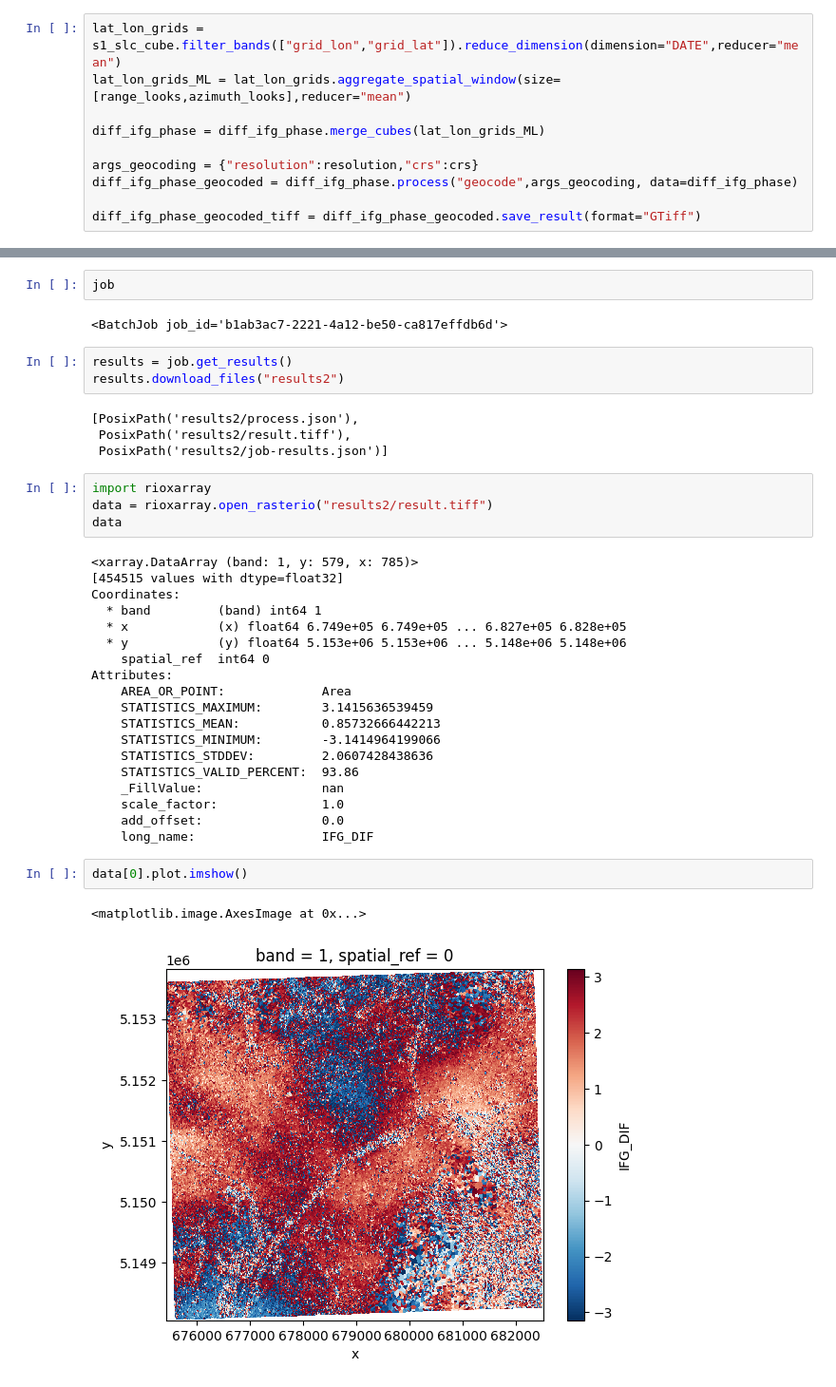
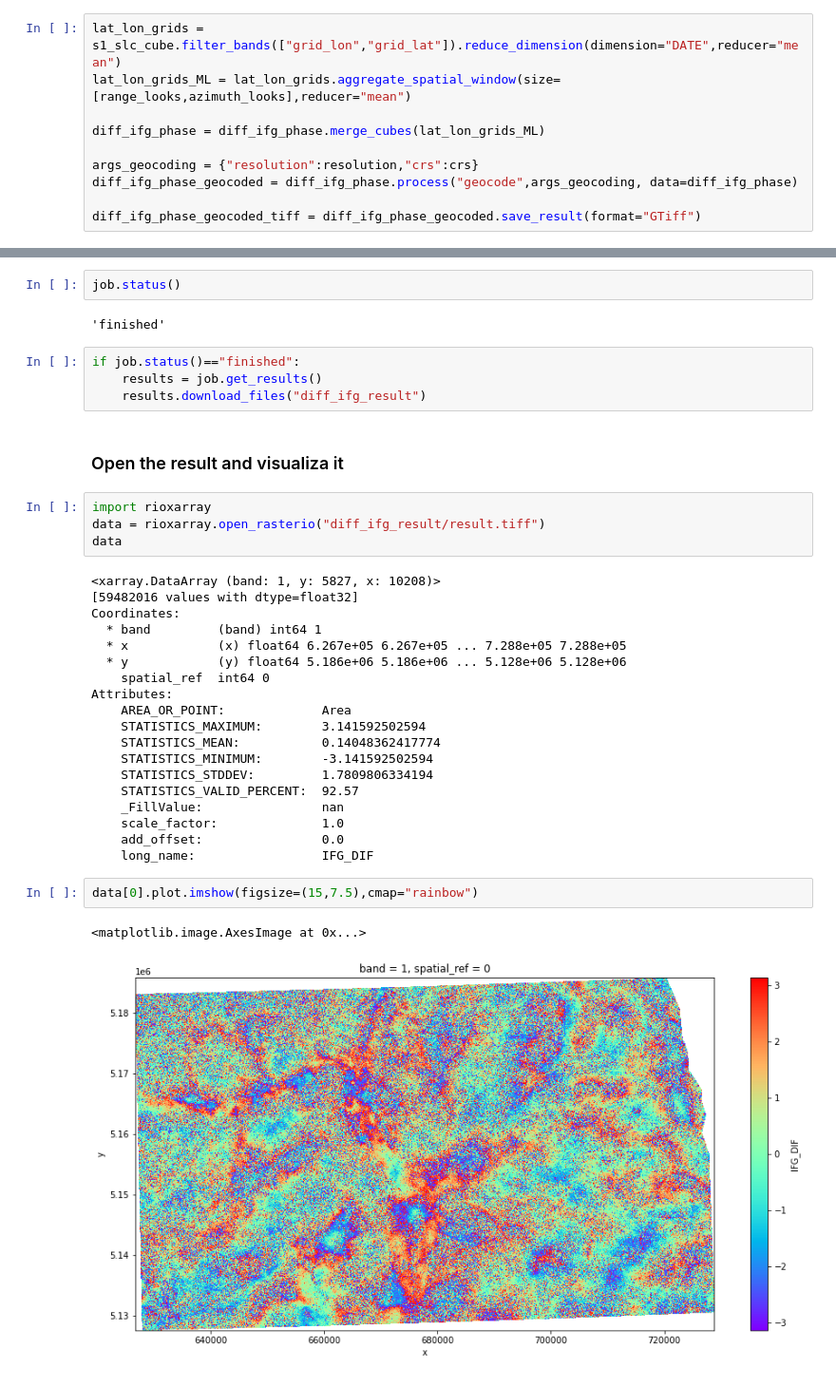
Before and after one commit to clausmichele/eurac-openeo-examples, a Jupyter notebook: python/SAR2Cube_openEO_examples_diff_interferogram.ipynb, the cells around one changed output, grey strips where cells are left out. Shown at 95% size. Drawn from its saved outputs; the diff is of its cells as text.

Commit message:
add example diff ifg

```diff
--- a/python/SAR2Cube_openEO_examples_diff_interferogram.ipynb
+++ b/python/SAR2Cube_openEO_examples_diff_interferogram.ipynb
@@ -186,39 +193,38 @@ job.start_job()
 # %%
-job
+job.status()
 # %% [output]
-<BatchJob job_id='b1ab3ac7-2221-4a12-be50-ca817effdb6d'>
+'finished'
 # %%
-results = job.get_results()
-results.download_files("results2")
+if job.status()=="finished":
+    results = job.get_results()
+    results.download_files("diff_ifg_result")
-# %% [output]
-[PosixPath('results2/process.json'),
- PosixPath('results2/result.tiff'),
- PosixPath('results2/job-results.json')]
+# %% [markdown]
+### Open the result and visualiza it
 # %%
 import rioxarray
-data = rioxarray.open_rasterio("results2/result.tiff")
+data = rioxarray.open_rasterio("diff_ifg_result/result.tiff")
 data
 # %% [output]
-<xarray.DataArray (band: 1, y: 579, x: 785)>
-[454515 values with dtype=float32]
+<xarray.DataArray (band: 1, y: 5827, x: 10208)>
+[59482016 values with dtype=float32]
 Coordinates:
   * band         (band) int64 1
-  * x            (x) float64 6.749e+05 6.749e+05 ... 6.827e+05 6.828e+05
-  * y            (y) float64 5.153e+06 5.153e+06 ... 5.148e+06 5.148e+06
+  * x            (x) float64 6.267e+05 6.267e+05 ... 7.288e+05 7.288e+05
+  * y            (y) float64 5.186e+06 5.186e+06 ... 5.128e+06 5.128e+06
     spatial_ref  int64 0
 Attributes:
     AREA_OR_POINT:             Area
-    STATISTICS_MAXIMUM:        3.1415636539459
-    STATISTICS_MEAN:           0.85732666442213
-    STATISTICS_MINIMUM:        -3.1414964199066
-    STATISTICS_STDDEV:         2.0607428438636
-    STATISTICS_VALID_PERCENT:  93.86
+    STATISTICS_MAXIMUM:        3.141592502594
+    STATISTICS_MEAN:           0.14048362417774
+    STATISTICS_MINIMUM:        -3.141592502594
+    STATISTICS_STDDEV:         1.7809806334194
+    STATISTICS_VALID_PERCENT:  92.57
     _FillValue:                nan
     scale_factor:              1.0
     add_offset:                0.0
     long_name:                 IFG_DIF
 # %%
-data[0].plot.imshow()
+data[0].plot.imshow(figsize=(15,7.5),cmap="rainbow")
 # %% [output]
 <matplotlib.image.AxesImage at 0x...>
-[figure, old version]
+[figure, new version]
```
Also changed, not shown: parts of 26 cells of this notebook.
